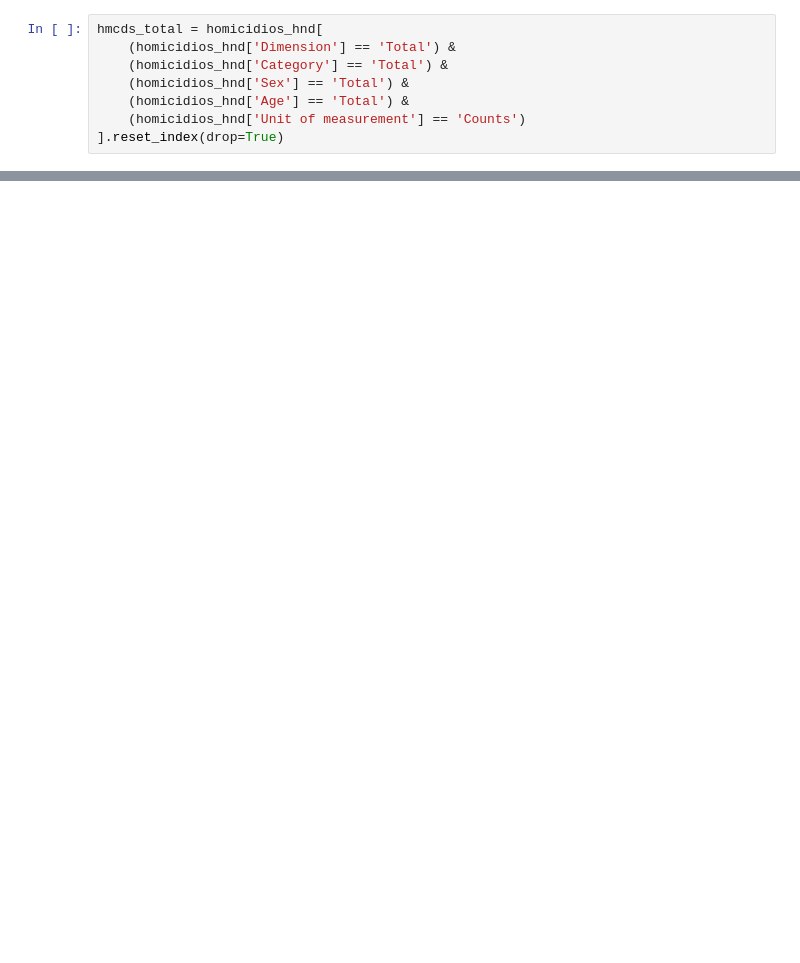
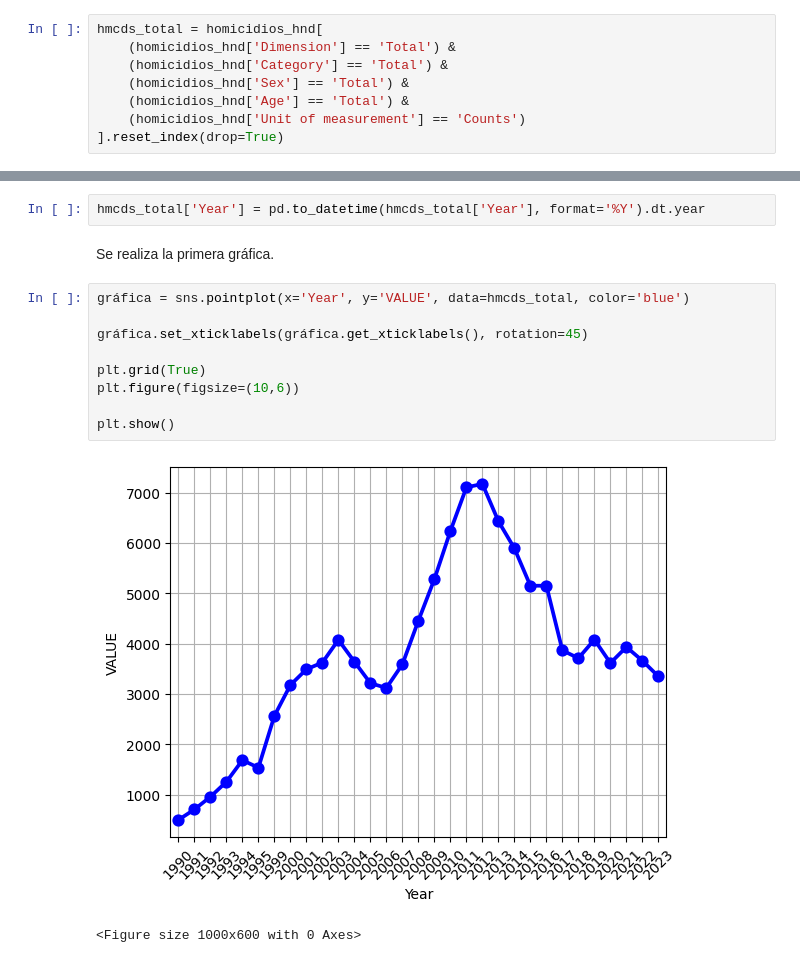
Before and after one commit to lehcimhdz/eda_honduras, a Jupyter notebook: eda_honduras.ipynb, the cells around one changed output, grey strips where cells are left out. Drawn from its saved outputs; the diff is of its cells as text; blank space fills up the shorter version.

```diff
--- a/eda_honduras.ipynb
+++ b/eda_honduras.ipynb
@@ -39,0 +128,16 @@ len(hmcds_total)
+# %%
+hmcds_total['Year'] = pd.to_datetime(hmcds_total['Year'], format='%Y').dt.year
+# %% [markdown]
+Se realiza la primera gráfica.
+# %%
+gráfica = sns.pointplot(x='Year', y='VALUE', data=hmcds_total, color='blue')
+
+gráfica.set_xticklabels(gráfica.get_xticklabels(), rotation=45)
+
+plt.grid(True)
+plt.figure(figsize=(10,6))
+
+plt.show()
+# %% [output]
+[figure, added]
+<Figure size 1000x600 with 0 Axes>
```
Also changed, not shown: parts of 11 cells of this notebook.
